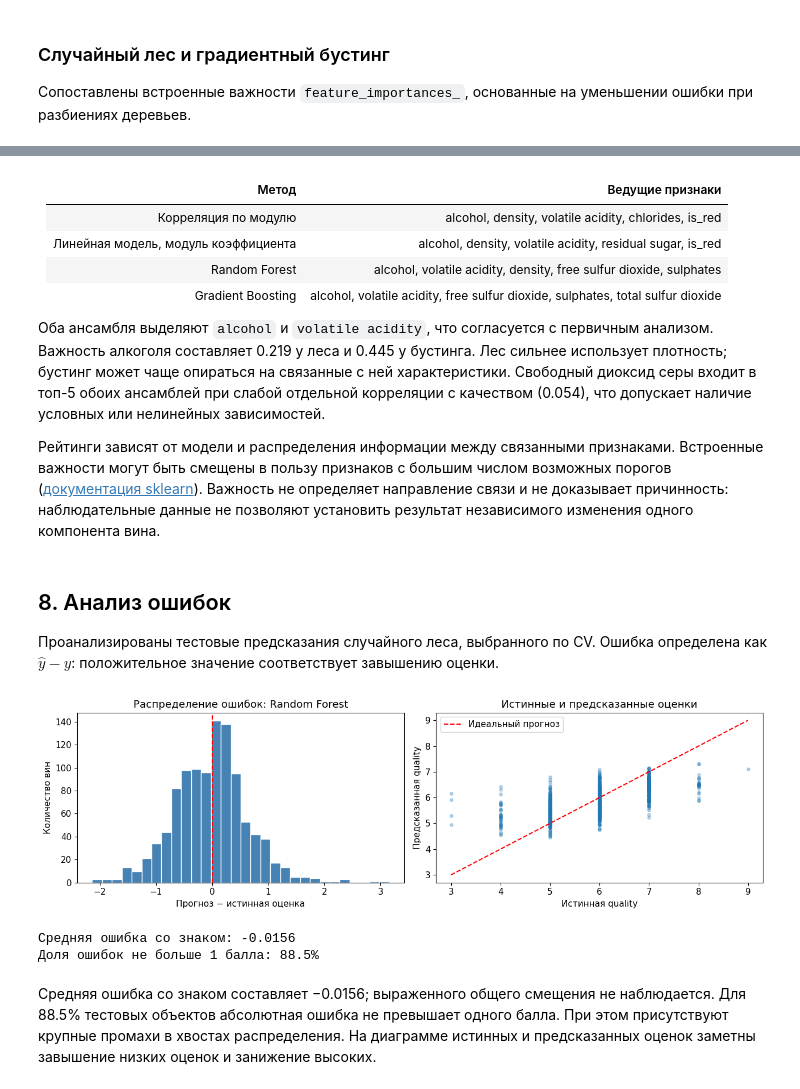
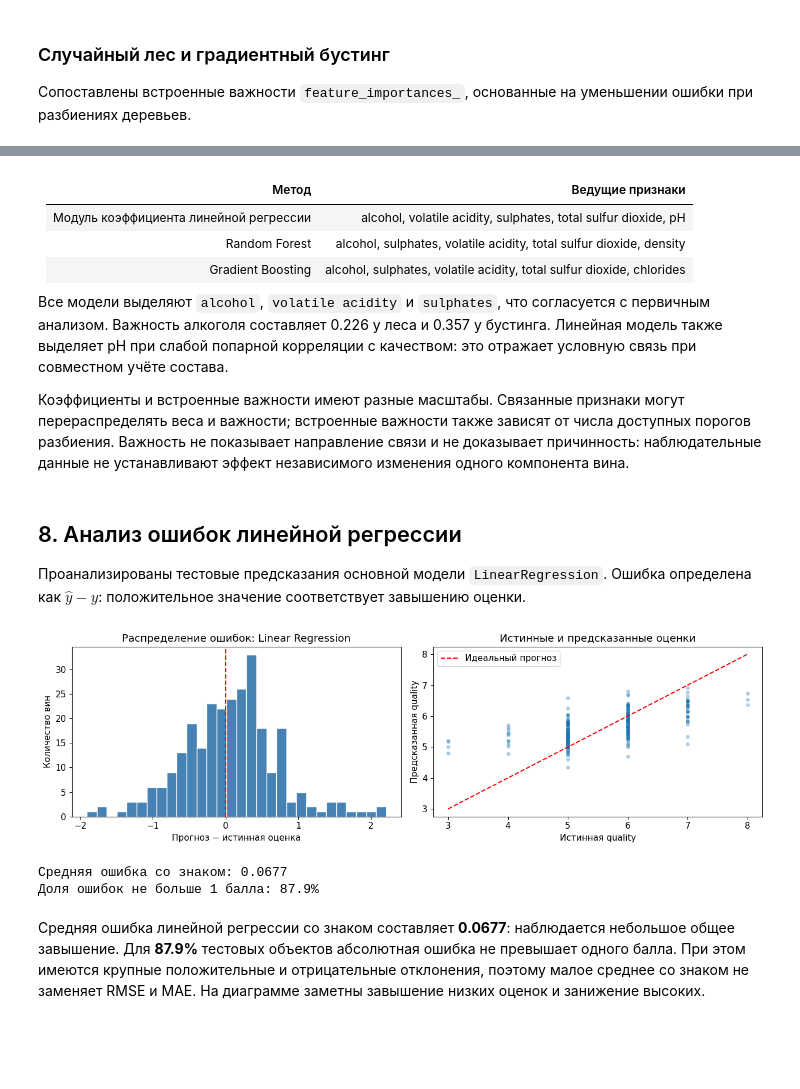
Before and after one commit to qwertyvich/ml_course_mai, a Jupyter notebook: regression/lab01.ipynb, the cells around one changed output, grey strips where cells are left out. Drawn from its saved outputs; the diff is of its cells as text; code cells hidden in the pictures; blank space fills up the shorter version.

Commit message:
Use ordinary linear regression on red wine for lab 1

```diff
--- a/regression/lab01.ipynb
+++ b/regression/lab01.ipynb
@@ -385,21 +339,9 @@ display(cv_table.round(4))
 # %%
-# Выбор конфигураций по минимальному CV RMSE.
-selected_variants = {
-    'Baseline': 'Baseline',
-    'Linear Regression': 'Linear Regression',
-    'Random Forest': cv_table.loc[
-        ['RF_300', 'RF_500', 'RF_500_half', 'RF_500_leaf2'], 'CV RMSE'
-    ].idxmin(),
-    'Gradient Boosting': cv_table.loc[
-        ['GB_default', 'GB_500_depth3', 'GB_500_depth4', 'GB_regularized'], 'CV RMSE'
-    ].idxmin(),
-}
-selection_table = cv_table.loc[list(selected_variants.values())].copy()
-selection_table.index = list(selected_variants)
-best_name = selection_table['CV RMSE'].idxmin()
+selected_variants = {name: name for name in candidates}
+selection_table = cv_table.copy()
+main_name = 'Linear Regression'
 
-print('Выбранные варианты:', selected_variants)
-print('Лучшая модель по кросс-валидации:', best_name)
+print('Основная модель:', main_name)
 display(selection_table.round(4))
 
 selection_table['CV RMSE'].plot.bar(
@@ -407,7 +349,7 @@ selection_table['CV RMSE'].plot.bar(
 )
 plt.axhline(0.70, color='red', linestyle='--', label='Порог 0.70')
 plt.ylabel('CV RMSE')
-plt.title('Сравнение на обучающей выборке, 5-fold CV')
+plt.title('Сравнение моделей на train, 5-fold CV')
 plt.legend()
 plt.tight_layout()
 plt.show()
@@ -574,62 +505,61 @@ Gradient Boosting — топ-5: alcohol, volatile acidity, free sulfur dioxide,
 # %% [markdown]
 | Метод | Ведущие признаки |
 |---|---|
-| Корреляция по модулю | alcohol, density, volatile acidity, chlorides, is_red |
-| Линейная модель, модуль коэффициента | alcohol, density, volatile acidity, residual sugar, is_red |
-| Random Forest | alcohol, volatile acidity, density, free sulfur dioxide, sulphates |
-| Gradient Boosting | alcohol, volatile acidity, free sulfur dioxide, sulphates, total sulfur dioxide |
+| Модуль коэффициента линейной регрессии | alcohol, volatile acidity, sulphates, total sulfur dioxide, pH |
+| Random Forest | alcohol, sulphates, volatile acidity, total sulfur dioxide, density |
+| Gradient Boosting | alcohol, sulphates, volatile acidity, total sulfur dioxide, chlorides |
 
-Оба ансамбля выделяют `alcohol` и `volatile acidity`, что согласуется с первичным анализом.
-Важность алкоголя составляет 0.219 у леса и 0.445 у бустинга.
-Лес сильнее использует плотность; бустинг может чаще опираться на связанные с ней характеристики.
-Свободный диоксид серы входит в топ-5 обоих ансамблей при слабой отдельной корреляции с качеством (0.054),
-что допускает наличие условных или нелинейных зависимостей.
+Все модели выделяют `alcohol`, `volatile acidity` и `sulphates`, что согласуется с первичным анализом.
+Важность алкоголя составляет 0.226 у леса и 0.357 у бустинга.
+Линейная модель также выделяет pH при слабой попарной корреляции с качеством:
+это отражает условную связь при совместном учёте состава.
 
-Рейтинги зависят от модели и распределения информации между связанными признаками.
-Встроенные важности могут быть смещены в пользу признаков с большим числом возможных порогов
-([документация sklearn](https://scikit-learn.org/stable/auto_examples/ensemble/plot_forest_importances.html)).
-Важность не определяет направление связи и не доказывает причинность:
-наблюдательные данные не позволяют установить результат независимого изменения одного компонента вина.
+Коэффициенты и встроенные важности имеют разные масштабы. Связанные признаки могут перераспределять
+веса и важности; встроенные важности также зависят от числа доступных порогов разбиения.
+Важность не показывает направление связи и не доказывает причинность:
+наблюдательные данные не устанавливают эффект независимого изменения одного компонента вина.
 # %% [markdown]
-## 8. Анализ ошибок
+## 8. Анализ ошибок линейной регрессии
 
-Проанализированы тестовые предсказания случайного леса, выбранного по CV.
+Проанализированы тестовые предсказания основной модели `LinearRegression`.
 Ошибка определена как $\hat y-y$: положительное значение соответствует завышению оценки.
 # %%
-best_prediction = test_predictions[best_name]
+linear_prediction = test_predictions[main_name]
 errors = X_test.copy()
 errors['quality_true'] = y_test
-errors['quality_pred'] = best_prediction
+errors['quality_pred'] = linear_prediction
 errors['error'] = errors['quality_pred'] - errors['quality_true']
 errors['abs_error'] = errors['error'].abs()
 
 fig, axes = plt.subplots(1, 2, figsize=(13, 4))
 axes[0].hist(errors['error'], bins=30, color='steelblue', edgecolor='white')
 axes[0].axvline(0, color='red', linestyle='--')
 axes[0].set_xlabel('Прогноз − истинная оценка')
 axes[0].set_ylabel('Количество вин')
-axes[0].set_title(f'Распределение ошибок: {best_name}')
+axes[0].set_title(f'Распределение ошибок: {main_name}')
 
-axes[1].scatter(y_test, best_prediction, s=15, alpha=0.3)
-axes[1].plot([3, 9], [3, 9], color='red', linestyle='--', label='Идеальный прогноз')
+axes[1].scatter(y_test, linear_prediction, s=15, alpha=0.3)
+low = min(y_test.min(), linear_prediction.min())
+high = max(y_test.max(), linear_prediction.max())
+axes[1].plot([low, high], [low, high], color='red', linestyle='--', label='Идеальный прогноз')
 axes[1].set_xlabel('Истинная quality')
 axes[1].set_ylabel('Предсказанная quality')
 axes[1].set_title('Истинные и предсказанные оценки')
 axes[1].legend()
 plt.tight_layout()
 plt.show()
 
 print(f"Средняя ошибка со знаком: {errors['error'].mean():.4f}")
 print(f"Доля ошибок не больше 1 балла: {(errors['abs_error'] <= 1).mean():.1%}")
 # %% [output]
-[figure, old version]
+[figure, new version]
-Средняя ошибка со знаком: -0.0156
-Доля ошибок не больше 1 балла: 88.5%
+Средняя ошибка со знаком: 0.0677
+Доля ошибок не больше 1 балла: 87.9%
 # %% [markdown]
-Средняя ошибка со знаком составляет −0.0156; выраженного общего смещения не наблюдается.
-Для 88.5% тестовых объектов абсолютная ошибка не превышает одного балла.
-При этом присутствуют крупные промахи в хвостах распределения.
-На диаграмме истинных и предсказанных оценок заметны завышение низких оценок и занижение высоких.
+Средняя ошибка линейной регрессии со знаком составляет **0.0677**: наблюдается небольшое общее завышение.
+Для **87.9%** тестовых объектов абсолютная ошибка не превышает одного балла.
+При этом имеются крупные положительные и отрицательные отклонения, поэтому малое среднее со знаком
+не заменяет RMSE и MAE. На диаграмме заметны завышение низких оценок и занижение высоких.
 # %%
 quality_rows = []
 for quality, part in errors.groupby('quality_true'):
```
Also changed, not shown: parts of 35 cells of this notebook, 1 other file.
